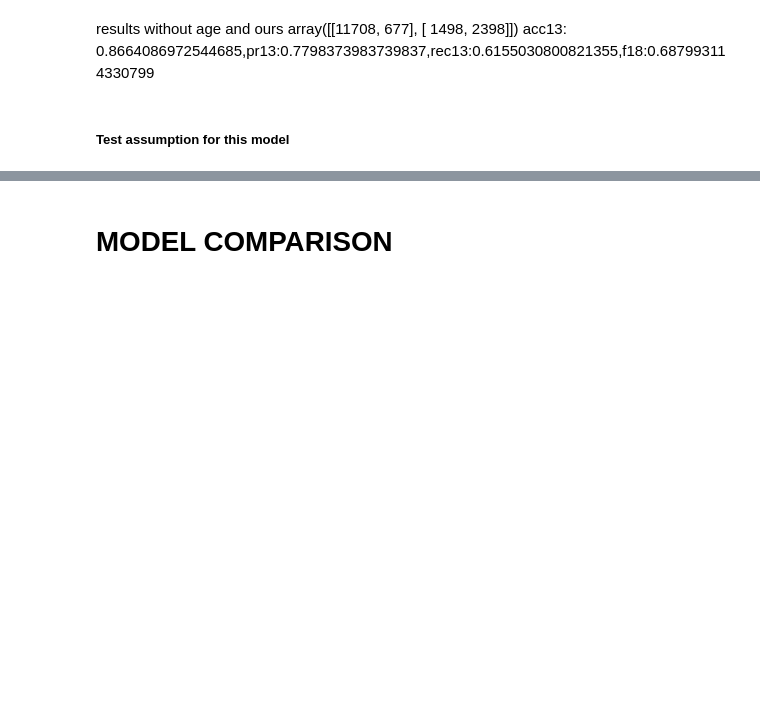
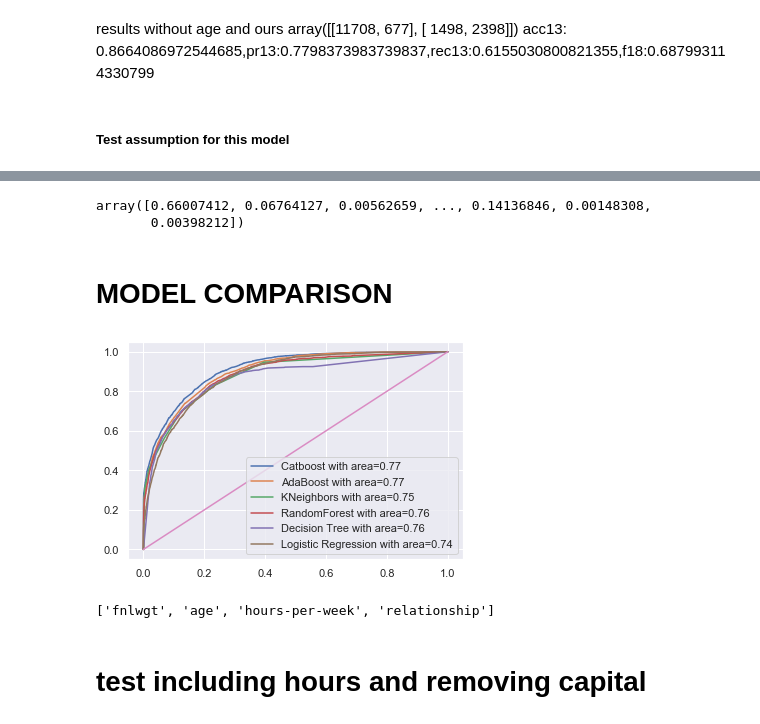
Before and after one commit to srosamont/Projects_Ironhack, a Jupyter notebook: Adult_Income/Adult_income.ipynb, the cells around one changed output, grey strips where cells are left out. Cells and saved outputs as stored; diff of their text form; code cells hidden in the pictures; blank space fills up the shorter version.

```diff
--- a/Adult_Income/Adult_income.ipynb
+++ b/Adult_Income/Adult_income.ipynb
@@ -1290,4 +1369,51 @@ acc2: 0.8336657359393698,pr2:0.705607476635514,rec2:0.566148901981789,f12:0.6282
+# %%
+
+model1.predict_proba(X2_test)[:,1]
+# %% [output]
+array([0.66007412, 0.06764127, 0.00562659, ..., 0.14136846, 0.00148308,
+       0.00398212])
 # %% [markdown]
 # MODEL COMPARISON
 # %%
 from sklearn.metrics import auc, roc_auc_score, roc_curve
+# %%
+model_roc1=roc_auc_score(y2_test, y_pred1)
+fpr1,tpr1,thresholds1=roc_curve(y2_test, model1.predict_proba(X2_test)[:,1])
+
+model_roc2=roc_auc_score(y2_test, y_pred2)
+fpr2,tpr2,thresholds2=roc_curve(y2_test, model2.predict_proba(X2_test)[:,1])
+
+model_roc3=roc_auc_score(y2_test, y_pred3)
+fpr3,tpr3,thresholds3=roc_curve(y2_test, model3.predict_proba(X2_test)[:,1])
+
+
+model_roc4=roc_auc_score(y2_test, y_pred4)
+fpr4,tpr4,thresholds4=roc_curve(y2_test, model4.predict_proba(X2_test)[:,1])
+
+model_roc5=roc_auc_score(y2_test, y_pred5)
+fpr5,tpr5,thresholds5=roc_curve(y2_test, model5.predict_proba(X2_test)[:,1])
+
+model_roc6=roc_auc_score(y2_test, y_pred6)
+fpr6,tpr6,thresholds6=roc_curve(y2_test, model6.predict_proba(X2_test)[:,1])
+
+
+
+plt.figure()
+plt.plot(fpr1,tpr1, label=f'Catboost with area={model_roc1.round(2)}')
+plt.plot(fpr2,tpr2, label=f'AdaBoost with area={model_roc2.round(2)}')
+plt.plot(fpr3,tpr3, label=f'KNeighbors with area={model_roc3.round(2)}')
+plt.plot(fpr4,tpr4, label=f'RandomForest with area={model_roc4.round(2)}')
+plt.plot(fpr5,tpr5, label=f'Decision Tree with area={model_roc5.round(2)}')
+plt.plot(fpr6,tpr6, label=f'Logistic Regression with area={model_roc6.round(2)}')
+
+plt.plot([0,1],[0,1])
+plt.legend()
+plt.show()
+# %% [output]
+[figure, added]
+# %%
+to_drop
+# %% [output]
+['fnlwgt', 'age', 'hours-per-week', 'relationship']
+# %% [markdown]
+# test including hours and removing capital
```
Also changed, not shown: parts of 27 cells of this notebook, 4 other files.
